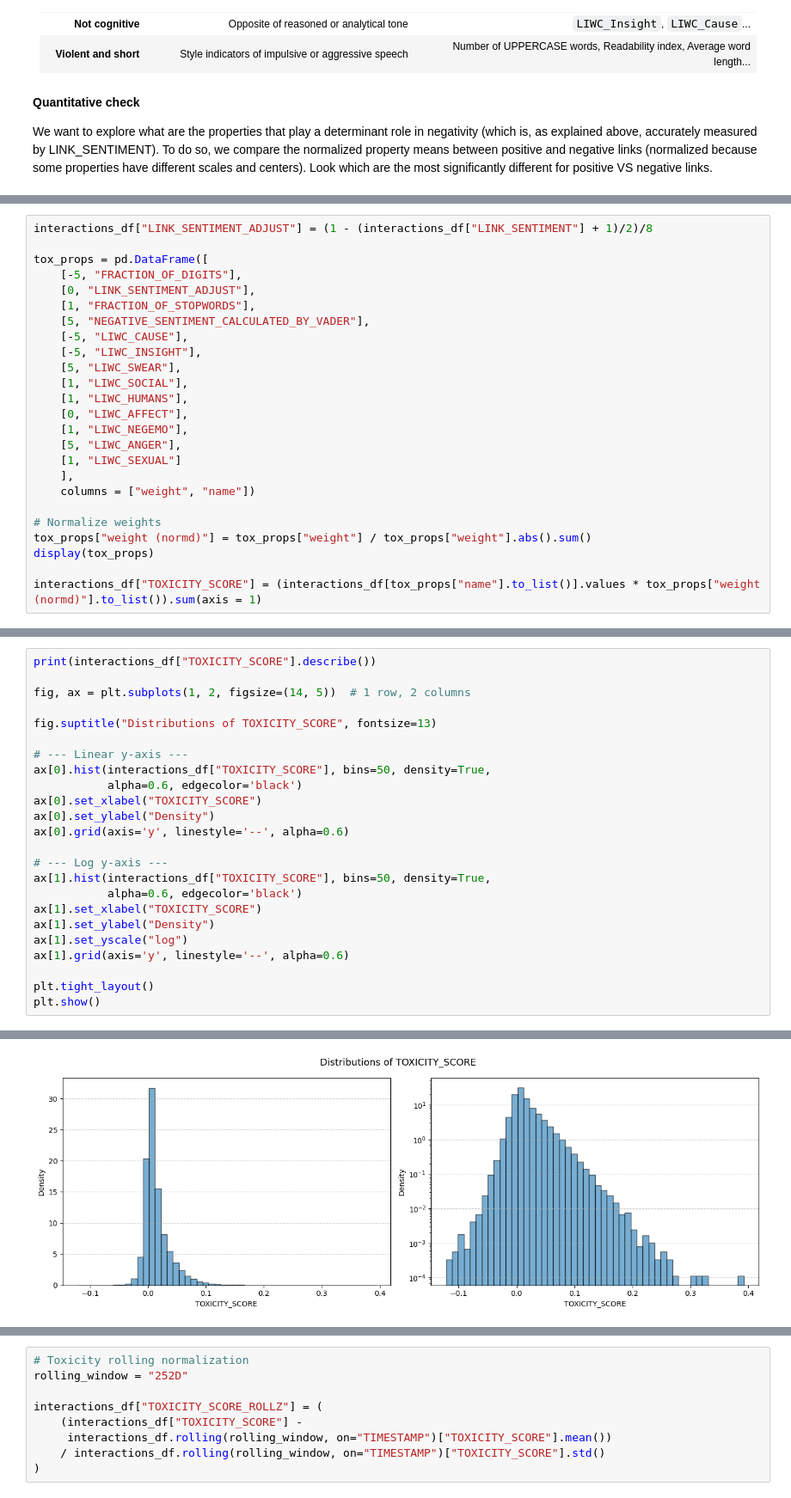
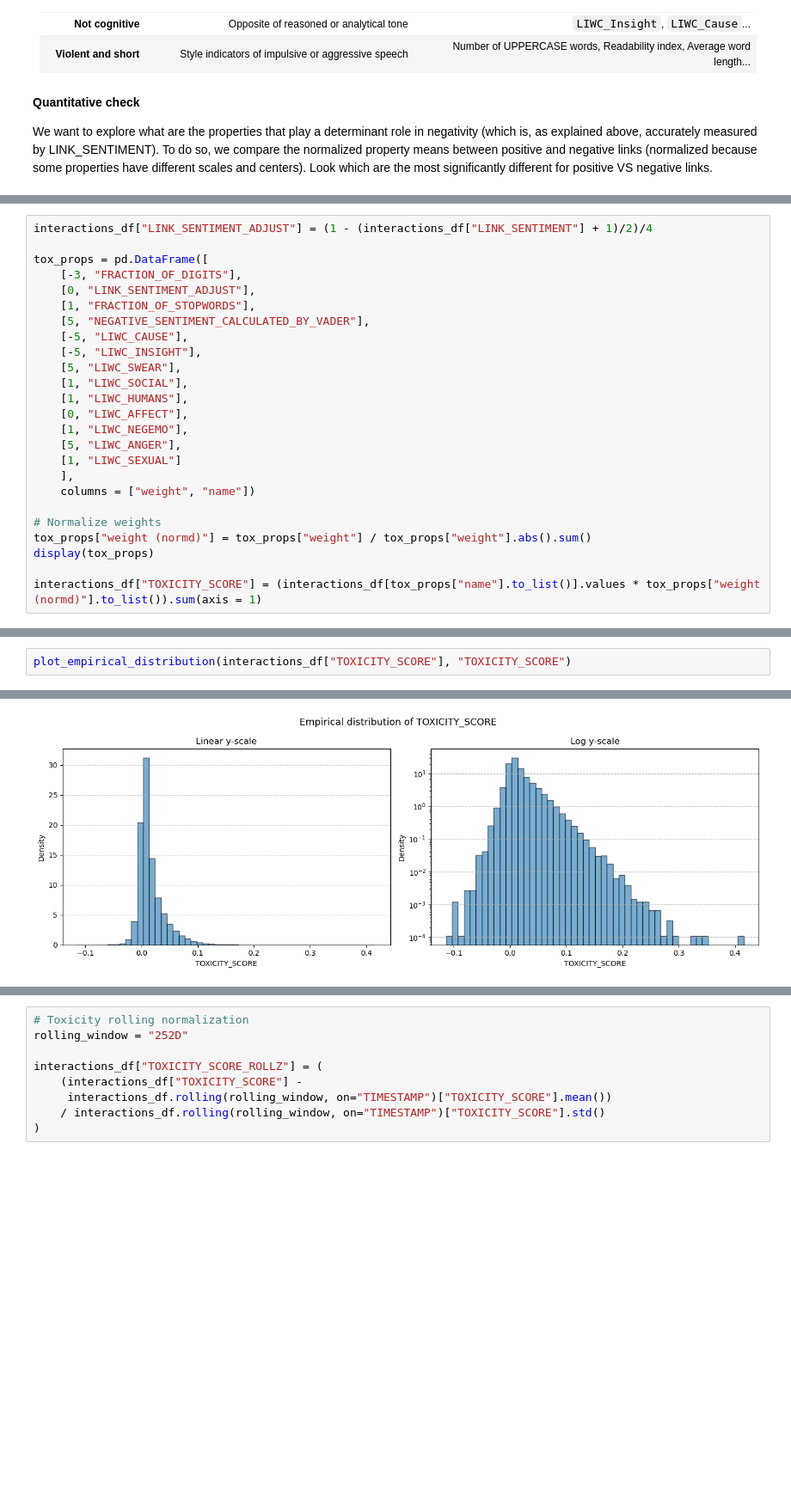
Before and after one commit to AkselAcar/ada-2025-project-adastra, a Jupyter notebook: results_metric.ipynb, the cells around one changed output, grey strips where cells are left out. Shown at 86% size. Drawn from its saved outputs; the diff is of its cells as text; blank space fills up the shorter version.

```diff
--- a/results_metric.ipynb
+++ b/results_metric.ipynb
@@ -186,8 +154,8 @@ For now, let’s do an equally weighted average.
 # %%
-interactions_df["LINK_SENTIMENT_ADJUST"] = (1 - (interactions_df["LINK_SENTIMENT"] + 1)/2)/8
+interactions_df["LINK_SENTIMENT_ADJUST"] = (1 - (interactions_df["LINK_SENTIMENT"] + 1)/2)/4
 
 tox_props = pd.DataFrame([
-    [-5, "FRACTION_OF_DIGITS"],
+    [-3, "FRACTION_OF_DIGITS"],
     [0, "LINK_SENTIMENT_ADJUST"],
     [1, "FRACTION_OF_STOPWORDS"],
     [5, "NEGATIVE_SENTIMENT_CALCULATED_BY_VADER"],
@@ -226,26 +194,4 @@ interactions_df["TOXICITY_SCORE"] = (interactions_df[tox_props["name"].to_list()
 # %%
-print(interactions_df["TOXICITY_SCORE"].describe())
-
-fig, ax = plt.subplots(1, 2, figsize=(14, 5))  # 1 row, 2 columns
-
-fig.suptitle("Distributions of TOXICITY_SCORE", fontsize=13)
-
-# --- Linear y-axis ---
-ax[0].hist(interactions_df["TOXICITY_SCORE"], bins=50, density=True,
-           alpha=0.6, edgecolor='black')
-ax[0].set_xlabel("TOXICITY_SCORE")
-ax[0].set_ylabel("Density")
-ax[0].grid(axis='y', linestyle='--', alpha=0.6)
-
-# --- Log y-axis ---
-ax[1].hist(interactions_df["TOXICITY_SCORE"], bins=50, density=True,
-           alpha=0.6, edgecolor='black')
-ax[1].set_xlabel("TOXICITY_SCORE")
-ax[1].set_ylabel("Density")
-ax[1].set_yscale("log")
-ax[1].grid(axis='y', linestyle='--', alpha=0.6)
-
-plt.tight_layout()
-plt.show()
+plot_empirical_distribution(interactions_df["TOXICITY_SCORE"], "TOXICITY_SCORE")
 # %% [output]
 count    858488.000000
@@ -259,3 +205,3 @@ max           0.392286
 Name: TOXICITY_SCORE, dtype: float64
-[figure, old version]
+[figure, new version]
 # %% [markdown]
```
Also changed, not shown: parts of 19 cells of this notebook, 2 other files.
